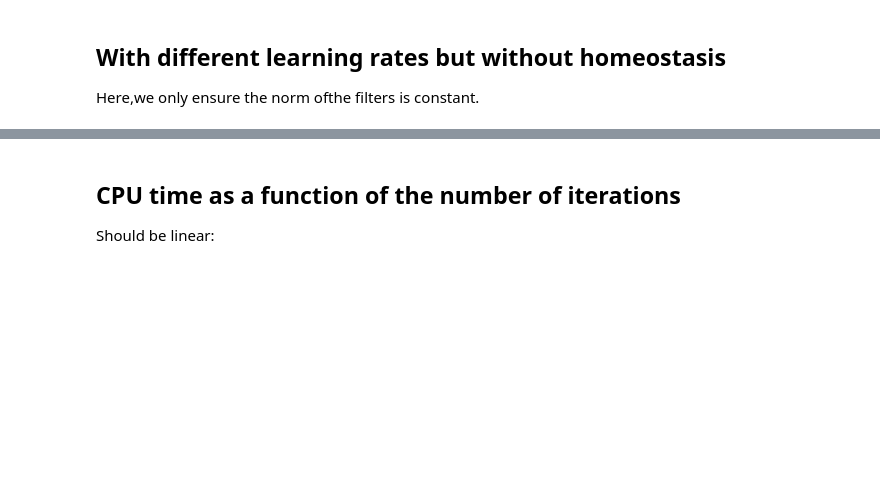
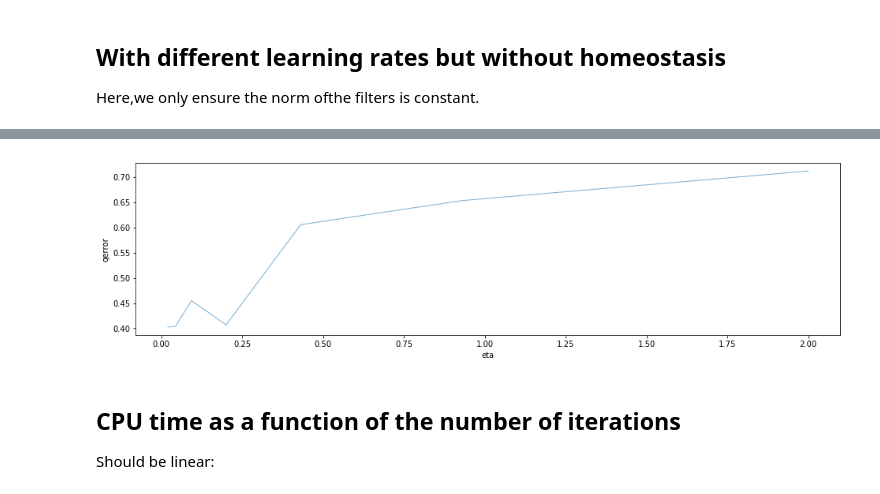
Before and after one commit to bicv/SparseHebbianLearning, a Jupyter notebook: probe/sparsenet-no-homeostasis.ipynb, the cells around one changed output, grey strips where cells are left out. Drawn from its saved outputs; the diff is of its cells as text; code cells hidden in the pictures; blank space fills up the shorter version.

```diff
--- a/probe/sparsenet-no-homeostasis.ipynb
+++ b/probe/sparsenet-no-homeostasis.ipynb
@@ -43,3 +52,7 @@ fig_error, ax_error = experiments.scan(list_figures=[], display='dynamic')
+# %%
+fig, ax = experiments.scan(list_figures=[], display='final')
+# %% [output]
+[figure, added]
 # %% [markdown]
 ## CPU time as a function of the number of iterations
 
```
Also changed, not shown: parts of 6 cells of this notebook, 1 other file.
